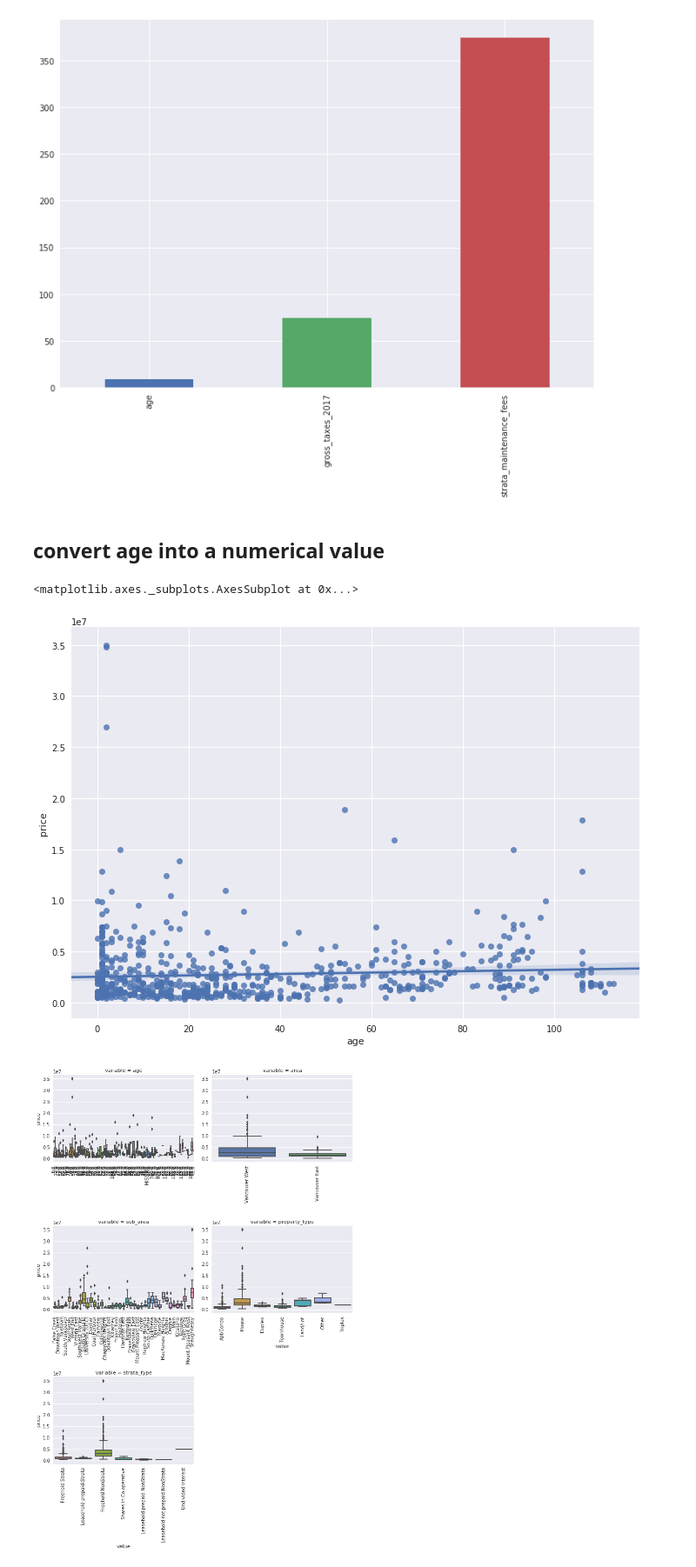
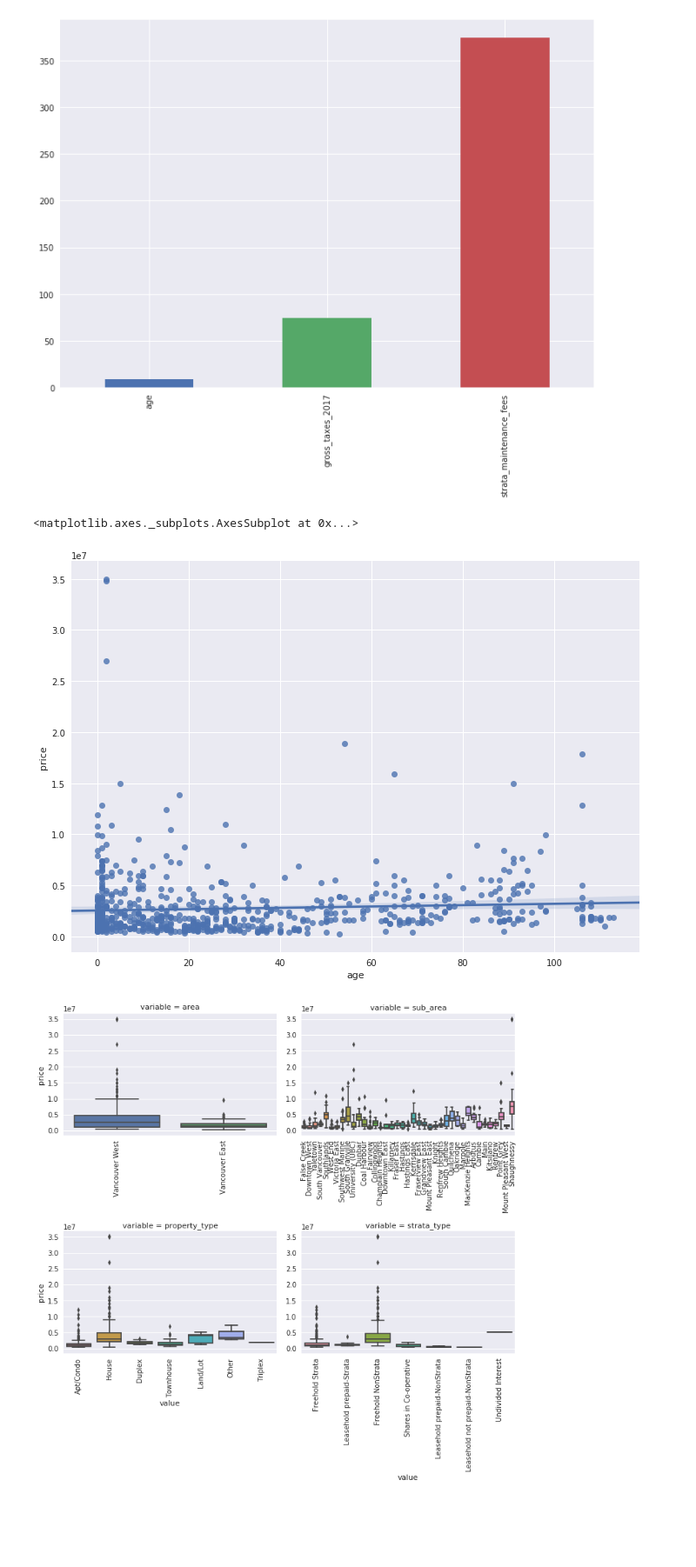
Before and after one commit to kylehounslow/vancouver_housing, a Jupyter notebook: notebooks/EDA2.ipynb, the cells around one changed output. Shown at 87% size. Drawn from its saved outputs; the diff is of its cells as text; code cells hidden in the pictures; blank space fills up the shorter version.

```diff
--- a/notebooks/EDA2.ipynb
+++ b/notebooks/EDA2.ipynb
@@ -205,5 +218,3 @@ missing.plot.bar()
 # %% [output]
 <matplotlib.axes._subplots.AxesSubplot at 0x...>
 [figure]
-# %% [markdown]
-## convert age into a numerical value
@@ -221,29 +221,27 @@ missing.plot.bar()
-# %%
-df[df['age']<0] = None
 # %%
 #age/saleprice
 var = 'age'
 sns.regplot(df[var], df['price'] )
 # %% [output]
 <matplotlib.axes._subplots.AxesSubplot at 0x...>
-[figure, old version]
+[figure, new version]
 # %%
-vars_to_analyize = ['age', 'area', 'sub_area', 'property_type', 'strata_type']
+vars_to_analyize = ['area', 'sub_area', 'property_type', 'strata_type']
 for c in vars_to_analyize:
     df[c] = df[c].astype('category')
     if df[c].isnull().any():
         df[c] = df[c].cat.add_categories(['MISSING'])
         df[c] = df[c].fillna('MISSING')
 
 def boxplot(x, y, **kwargs):
     sns.boxplot(x=x, y=y)
     x=plt.xticks(rotation=90)
 
 f = pd.melt(df, id_vars=['price'], value_vars=vars_to_analyize)
 g = sns.FacetGrid(f, col="variable",  col_wrap=2, sharex=False, sharey=False, size=5)
 g = g.map(boxplot, "value", "price")
 # %% [output]
-[figure, old version]
+[figure, new version]
 # %%
 from scipy import stats
 import numpy as np
```
Also changed, not shown: parts of 9 cells of this notebook, 1 other file.
